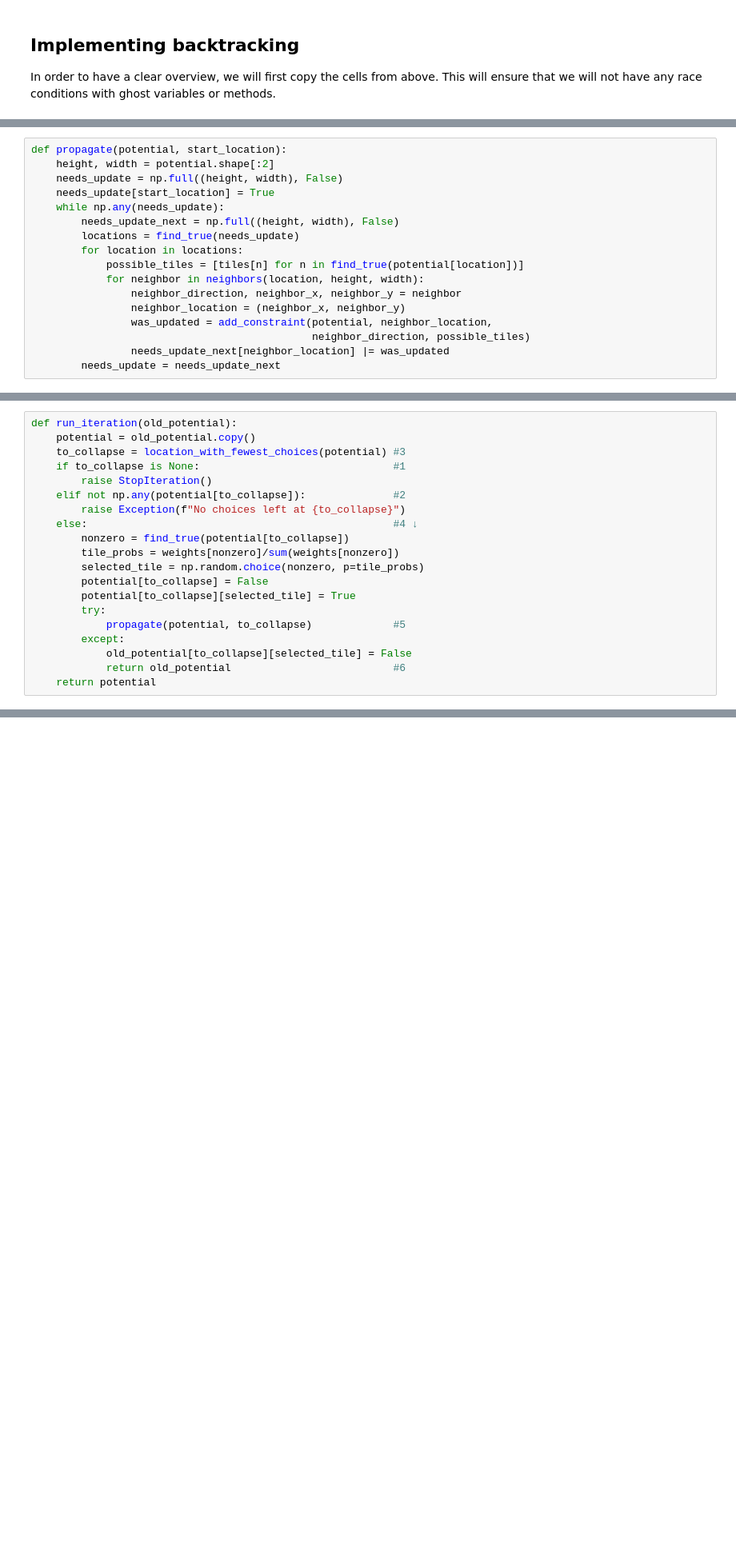
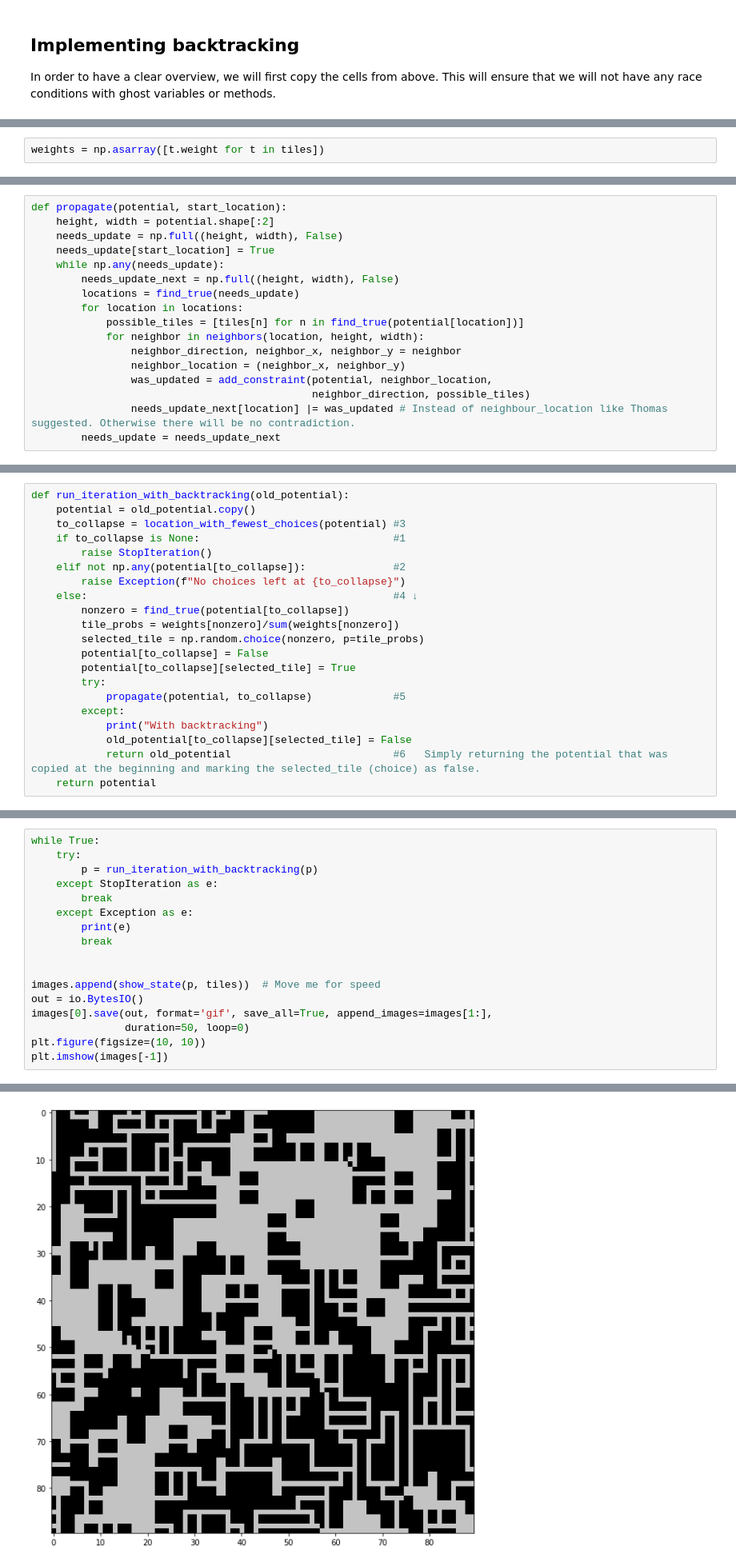
Before and after one commit to thijsgelton/P11-G7-WFC, a Jupyter notebook: P11_G7_wave_function_collapse.ipynb, the cells around one changed output, grey strips where cells are left out. Shown at 80% size. Saved outputs shown, nothing was run; the diff lists cells and outputs as text; blank space fills up the shorter version.

```diff
--- a/P11_G7_wave_function_collapse.ipynb
+++ b/P11_G7_wave_function_collapse.ipynb
@@ -656,0 +625,2 @@ def neighbors(location, height, width):
+# %%
+weights = np.asarray([t.weight for t in tiles])
@@ -669,5 +648,5 @@ def propagate(potential, start_location):
                 neighbor_location = (neighbor_x, neighbor_y)
                 was_updated = add_constraint(potential, neighbor_location,
                                              neighbor_direction, possible_tiles)
-                needs_update_next[neighbor_location] |= was_updated
+                needs_update_next[location] |= was_updated # Instead of neighbour_location like Thomas suggested. Otherwise there will be no contradiction.
         needs_update = needs_update_next
@@ -688,5 +677,5 @@ def add_constraint(potential, location, incoming_direction, possible_tiles):
 # %%
-def run_iteration(old_potential):
+def run_iteration_with_backtracking(old_potential):
     potential = old_potential.copy()
     to_collapse = location_with_fewest_choices(potential) #3
     if to_collapse is None:                               #1
@@ -702,6 +691,7 @@ def run_iteration(old_potential):
         try:
             propagate(potential, to_collapse)             #5
         except:
+            print("With backtracking")
             old_potential[to_collapse][selected_tile] = False
-            return old_potential                          #6
+            return old_potential                          #6   Simply returning the potential that was copied at the beginning and marking the selected_tile (choice) as false.
     return potential
@@ -707,0 +700,18 @@ def run_iteration(old_potential):
+# %%
+while True:
+    try:
+        p = run_iteration_with_backtracking(p)
+    except StopIteration as e:
+        break
+    except Exception as e:
+        print(e)
+        break
+
+
+images.append(show_state(p, tiles))  # Move me for speed
+out = io.BytesIO()
+images[0].save(out, format='gif', save_all=True, append_images=images[1:],
+               duration=50, loop=0)
+plt.figure(figsize=(10, 10))
+plt.imshow(images[-1])
+# %% [output]
@@ -707,0 +736 @@ def run_iteration(old_potential):
+[figure, added]
```
Also changed, not shown: parts of 12 cells of this notebook.
